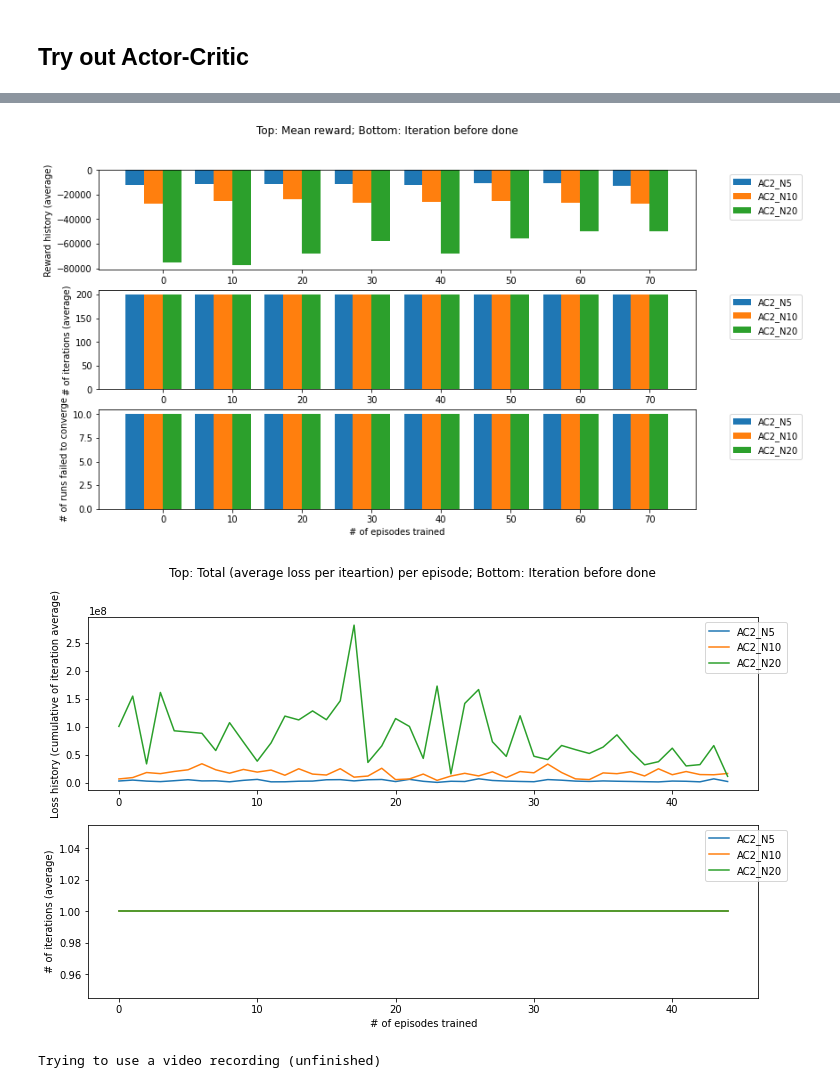
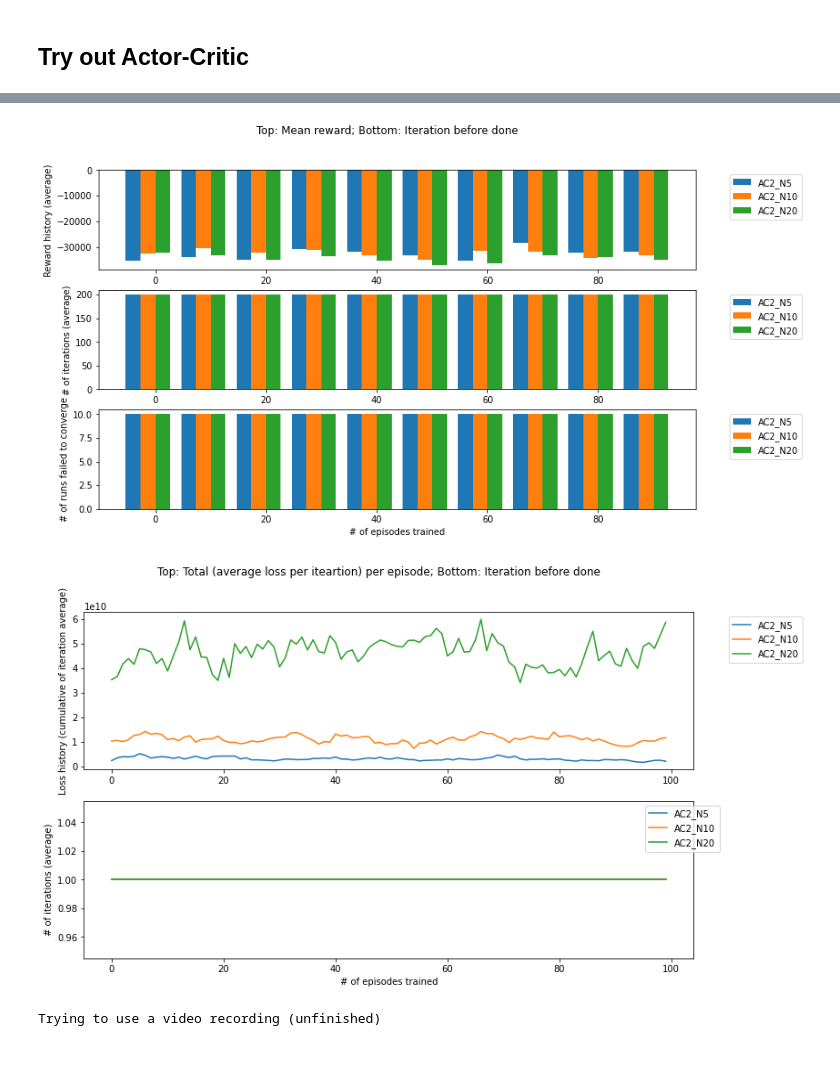
Before and after one commit to zhzhang2018/NN_MARL_experiments, a Jupyter notebook: consensus1207.ipynb, the cells around one changed output, grey strips where cells are left out. Drawn from its saved outputs; the diff is of its cells as text; code cells hidden in the pictures; blank space fills up the shorter version.

Commit message:
Initial attempt at custom reward

```diff
--- a/consensus1207.ipynb
+++ b/consensus1207.ipynb
@@ -86,14 +86,15 @@ N_list = [5,10,20]
 env_list = []
 for N_ in N_list:
     env_list.append(
-        gym.make('ConsensusEnv:ConsensusContEnv-v0', N=N_, dt=0.1, Delta=0.05, o_radius=40000,
+        gym.make('ConsensusEnv:ConsensusContEnv-v0', N=N_, dt=0.1, Delta=0.05, #o_radius=40000,
               input_type=input_type, observe_type=observe_type, observe_action=O_ACTION,
-                 reward_mode=DIST_REWARD, #|ACT_REWARD,
-                 uses_boundary=True,
-#                  uses_boundary=False,
+                 reward_mode=DIST_REWARD|ACT_REWARD,
+#                  uses_boundary=True,
+                 uses_boundary=False,
                  boundary_policy=SOFT_PENALTY, finish_reward_policy=REWARD_IF_CONSENSUS
         ).unwrapped
     )
+    env_list[-1].mov_w = 100
 
 AC2_list = []
 for i,N_ in enumerate(N_list):
@@ -102,7 +103,7 @@ for i,N_ in enumerate(N_list):
                  learning_rateA=0.01, learning_rateC=0.02, mode=1208)
     )
 
-sim_fnames = ['AC2_dist_reward_posGauss_bounded_d400_K_m1208_N{0}'.format(N_) for N_ in N_list]
+sim_fnames = ['AC2_dist_act_reward_posGauss_fixed0_d400_a100_m1208_N{0}'.format(N_) for N_ in N_list]
 
 AC2_hist = []
 AC2_loss = []
@@ -167,16 +166,16 @@ from utils.plotting import *
 skip = 1
 plot_reward_hist([h[::skip] for h in AC2_hist], test_interval*skip,
                  ['AC2_N{0}'.format(N_) for N_ in N_list],
-                 log=False, num_iteration=num_iteration, N_list=([1 for N in N_list]), bar=True)
+                 log=False, num_iteration=num_iteration, N_list=([N for N in N_list]), bar=True)
 # %% [output]
-[figure, old version]
+[figure, new version]
 # %%
 # Plot loss per # of agent
 skip=1
-plot_loss_hist(hists=[h[::skip] for h in AC2_loss], hist_names=['AC2_N{0}'.format(N_) for N_ in N_list], log=False,
+plot_loss_hist(hists=[h[200:300:skip] for h in AC2_loss], hist_names=['AC2_N{0}'.format(N_) for N_ in N_list], log=False,
                num_iteration=num_iteration, update_mode=UPDATE_PER_ITERATION, bar=False)
 # %% [output]
-[figure, old version]
+[figure, new version]
 # %%
 ### Save their animations and see how they behave.
 for i,N_ in enumerate(N_list):
```
Also changed, not shown: parts of 7 cells of this notebook, 3 other files.
